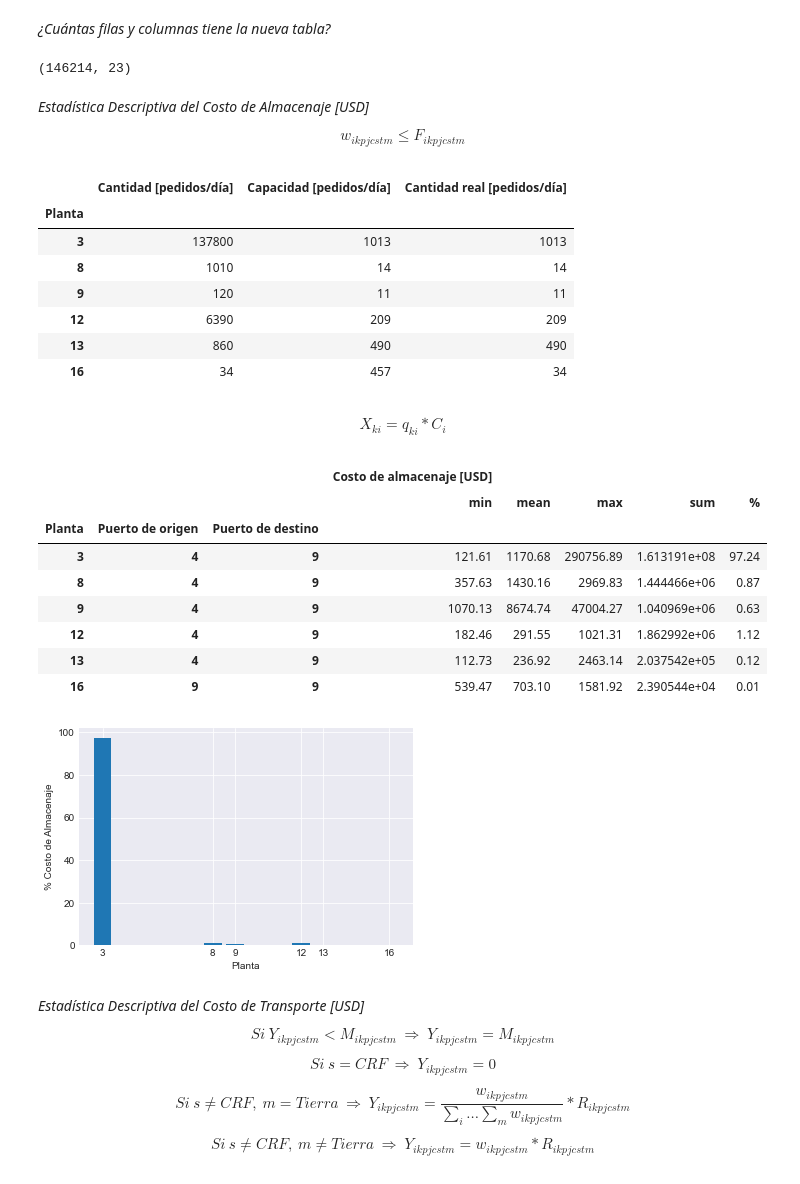
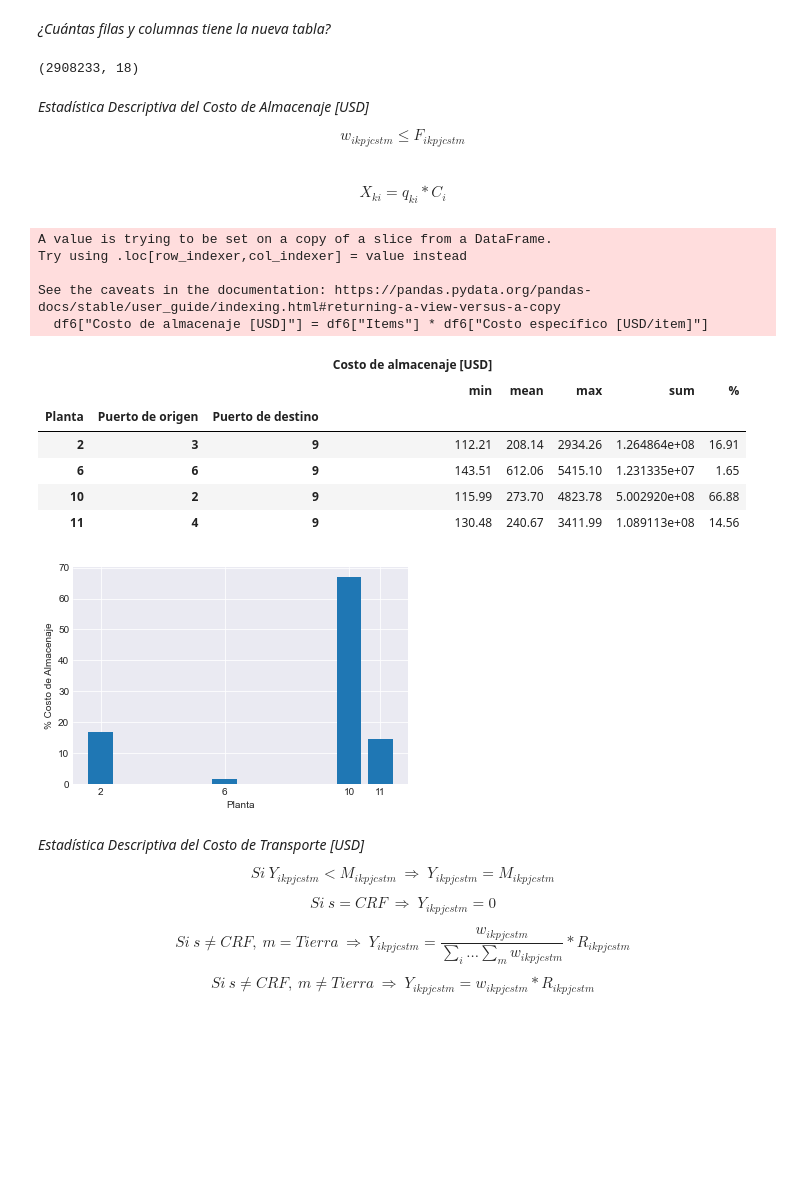
Before and after one commit to hernanrodri/Supply-Chain-Analytics, a Jupyter notebook: Supply Chain Analysis.ipynb, the cells around one changed output. Saved outputs shown, nothing was run; the diff lists cells and outputs as text; code cells hidden in the pictures; blank space fills up the shorter version.

```diff
--- a/Supply Chain Analysis.ipynb
+++ b/Supply Chain Analysis.ipynb
@@ -440,7 +487,7 @@ plt.ylabel("Recuento de Clientes");
 # %% [markdown]
 ## Tabla Puertos por cada Planta
 # %%
-puertos_por_planta = pd.read_excel("Logisitcs problem.xlsx", sheet_name = "PlantPorts").iloc[:, :2]
+puertos_por_planta_ = pd.read_excel("Logisitcs problem.xlsx", sheet_name = "PlantPorts").iloc[:, :2]
 
-puertos_por_planta.columns = ["Planta", "Puerto de Origen"]
+puertos_por_planta_.columns = ["Planta", "Puerto de origen"]
 # %%
@@ -456,7 +503,10 @@ Data columns (total 2 columns):
 dtypes: object(2)
 memory usage: 480.0+ bytes
 # %%
-puertos_por_planta[["Planta", "Puerto de Origen"]] = puertos_por_planta[["Planta", "Puerto de Origen"]].replace(to_replace = "[^\d.]", value = "", regex = True).astype(int)
+puertos_por_planta_[["Planta", "Puerto de origen"]] = puertos_por_planta_[["Planta", "Puerto de origen"]].replace(to_replace = "[^\d.]", value = "", regex = True).astype(int)
 
-puertos_por_planta.head()
+values = np.arange(0, 16, 1)
+puertos_por_planta = puertos_por_planta_.loc[puertos_por_planta_["Planta"].isin(values), :]
+
+puertos_por_planta
 # %% [output]
@@ -499,9 +560,14 @@ Nomenclatura:
 - Y: Costo de transporte [USD/kg]
 - Z: Costo total de la cadena de suministro [USD]
 # %%
-df1 = pd.merge(pedidos, fletes, on = ["Puerto de origen", "Puerto de destino", "Transportista", "Nivel de servicio"])
-df2 = pd.merge(df1, costos_almacenaje, on = ["Planta"])
-df3 = pd.merge(df2, capacidad_almacenaje, on = ["Planta"])
+df1 = pd.merge(pedidos[["Producto", "Items", "Peso [kg/item]"]], productos_por_planta, on = "Producto")
+df2 = pd.merge(df1, puertos_por_planta, on = "Planta")
+df3 = pd.merge(df2, fletes, on = ["Puerto de origen"])
+df4 = pd.merge(df3, costos_almacenaje, on = "Planta")
+df5 = pd.merge(df4, capacidad_almacenaje, on = "Planta")
+df6_ = pd.merge(df5, clientes_por_planta, on = "Planta")
 
-df3.head().round(2)
+df6 = df6_.drop_duplicates()
+
+df6.head().round(2)
 # %% [output]
@@ -515,57 +580,51 @@ df3.head().round(2)
 # %% [markdown]
 *¿Cuántas filas y columnas tiene la nueva tabla?*
 # %%
-df3.shape
+df6.shape
 # %% [output]
-(146214, 23)
+(2908233, 18)
 # %% [markdown]
 *Estadística Descriptiva del Costo de Almacenaje [USD]*
 
 $$ w_{ikpjcstm} \leq F_{ikpjcstm} $$
 # %%
-g3 = df3.groupby(by = "Planta").agg({"Pedido": "size", "Capacidad [pedidos/día]": "mean"}).rename(columns = {"Pedido": "Cantidad [pedidos/día]"})
-g3["Cantidad real [pedidos/día]"] = np.where(g3["Cantidad [pedidos/día]"] < g3["Capacidad [pedidos/día]"], g3["Cantidad [pedidos/día]"],
-                                             g3["Capacidad [pedidos/día]"])
+#g3 = df3.groupby(by = "Planta").agg({"Pedido": "size", "Capacidad [pedidos/día]": "mean"}).rename(columns = {"Pedido": "Cantidad [pedidos/día]"})
+#g3["Cantidad real [pedidos/día]"] = np.where(g3["Cantidad [pedidos/día]"] < g3["Capacidad [pedidos/día]"], g3["Cantidad [pedidos/día]"],
+#                                             g3["Capacidad [pedidos/día]"])
 
-g3
+#g3
-# %% [output]
-|  | Cantidad [pedidos/día] | Capacidad [pedidos/día] | Cantidad real [pedidos/día] |
-| Planta |  |  |  |
-| 3 | 137800 | 1013 | 1013 |
-| 8 | 1010 | 14 | 14 |
-| 9 | 120 | 11 | 11 |
-| 12 | 6390 | 209 | 209 |
-| 13 | 860 | 490 | 490 |
-| 16 | 34 | 457 | 34 |
 # %% [markdown]
 $$ X_{ki} = q_{ki}*C_i $$
 # %%
-df3["Costo de almacenaje [USD]"] = df3["Items"] * df3["Costo específico [USD/item]"]
-df3_agrup = df3.groupby(by = ["Planta", "Puerto de origen", "Puerto de destino"]).agg({"Costo de almacenaje [USD]": ["min", "mean", "max", "sum"]})
+df6["Costo de almacenaje [USD]"] = df6["Items"] * df6["Costo específico [USD/item]"]
+df6_agrup = df6.groupby(by = ["Planta", "Puerto de origen", "Puerto de destino"]).agg({"Costo de almacenaje [USD]": ["min", "mean", "max", "sum"]})
 
-total = df3_agrup[("Costo de almacenaje [USD]", "sum")].sum()
+total = df6_agrup[("Costo de almacenaje [USD]", "sum")].sum()
 porcentaje = lambda x: x / total * 100
 
-df3_agrup[("Costo de almacenaje [USD]", "%")] = df3_agrup[("Costo de almacenaje [USD]", "sum")].apply(porcentaje)
-df3_agrup.round(2)
+df6_agrup[("Costo de almacenaje [USD]", "%")] = df6_agrup[("Costo de almacenaje [USD]", "sum")].apply(porcentaje)
+df6_agrup.round(2)
 # %% [output]
+A value is trying to be set on a copy of a slice from a DataFrame.
+Try using .loc[row_indexer,col_indexer] = value instead
+
+See the caveats in the documentation: https://pandas.pydata.org/pandas-docs/stable/user_guide/indexing.html#returning-a-view-versus-a-copy
+  df6["Costo de almacenaje [USD]"] = df6["Items"] * df6["Costo específico [USD/item]"]
 |  |  |  | Costo de almacenaje [USD] |  |  |  |  |
 |  |  |  | min | mean | max | sum | % |
 | Planta | Puerto de origen | Puerto de destino |  |  |  |  |  |
-| 3 | 4 | 9 | 121.61 | 1170.68 | 290756.89 | 1.613191e+08 | 97.24 |
-| 8 | 4 | 9 | 357.63 | 1430.16 | 2969.83 | 1.444466e+06 | 0.87 |
-| 9 | 4 | 9 | 1070.13 | 8674.74 | 47004.27 | 1.040969e+06 | 0.63 |
-| 12 | 4 | 9 | 182.46 | 291.55 | 1021.31 | 1.862992e+06 | 1.12 |
-| 13 | 4 | 9 | 112.73 | 236.92 | 2463.14 | 2.037542e+05 | 0.12 |
-| 16 | 9 | 9 | 539.47 | 703.10 | 1581.92 | 2.390544e+04 | 0.01 |
+| 2 | 3 | 9 | 112.21 | 208.14 | 2934.26 | 1.264864e+08 | 16.91 |
+| 6 | 6 | 9 | 143.51 | 612.06 | 5415.10 | 1.231335e+07 | 1.65 |
+| 10 | 2 | 9 | 115.99 | 273.70 | 4823.78 | 5.002920e+08 | 66.88 |
+| 11 | 4 | 9 | 130.48 | 240.67 | 3411.99 | 1.089113e+08 | 14.56 |
 # %%
 plt.figure(1)
-plt.bar(x = df3_agrup.index.levels[0], height = df3_agrup[("Costo de almacenaje [USD]", "%")])
+plt.bar(x = df6_agrup.index.levels[0], height = df6_agrup[("Costo de almacenaje [USD]", "%")])
 plt.xlabel("Planta")
-plt.xticks(df3_agrup.index.levels[0])
+plt.xticks(df6_agrup.index.levels[0])
 plt.ylabel("% Costo de Almacenaje");
 # %% [output]
-[figure, old version]
+[figure, new version]
 # %% [markdown]
 *Estadística Descriptiva del Costo de Transporte [USD]*
 
```
Also changed, not shown: parts of 25 cells of this notebook.
